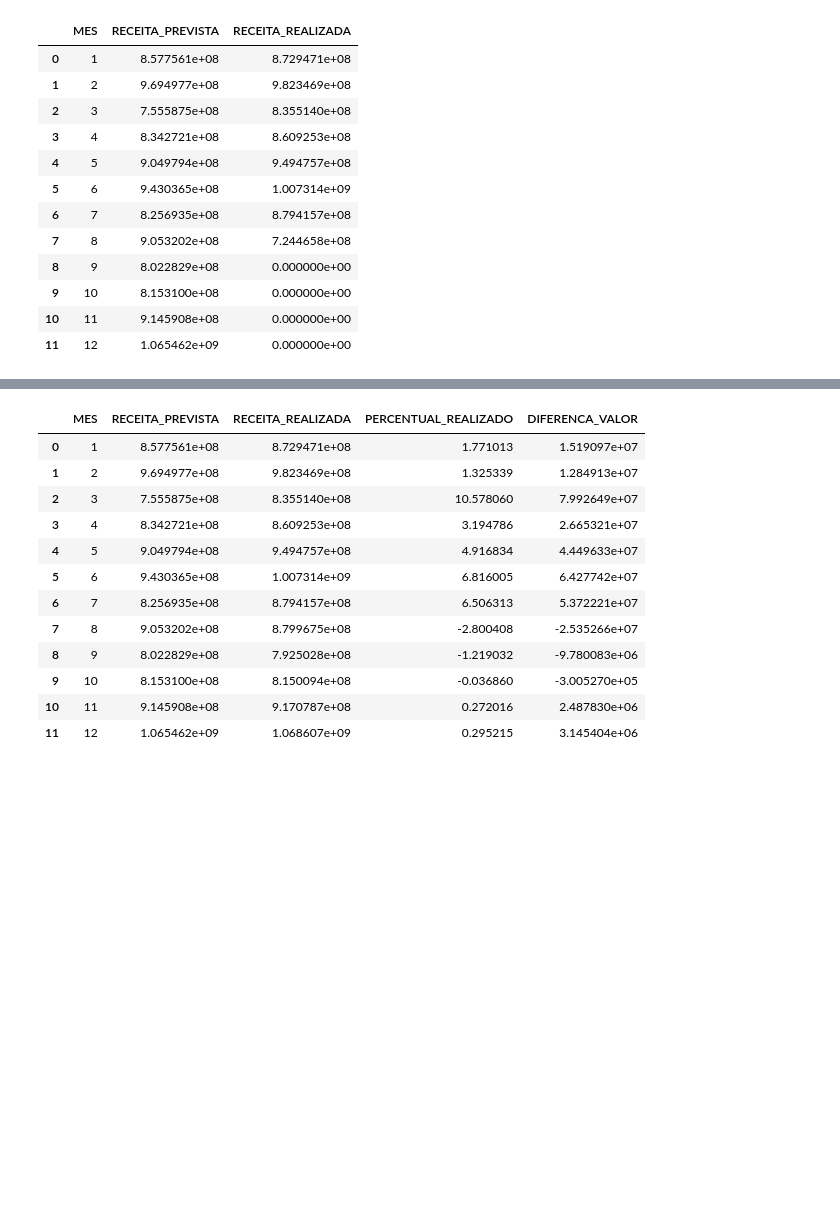
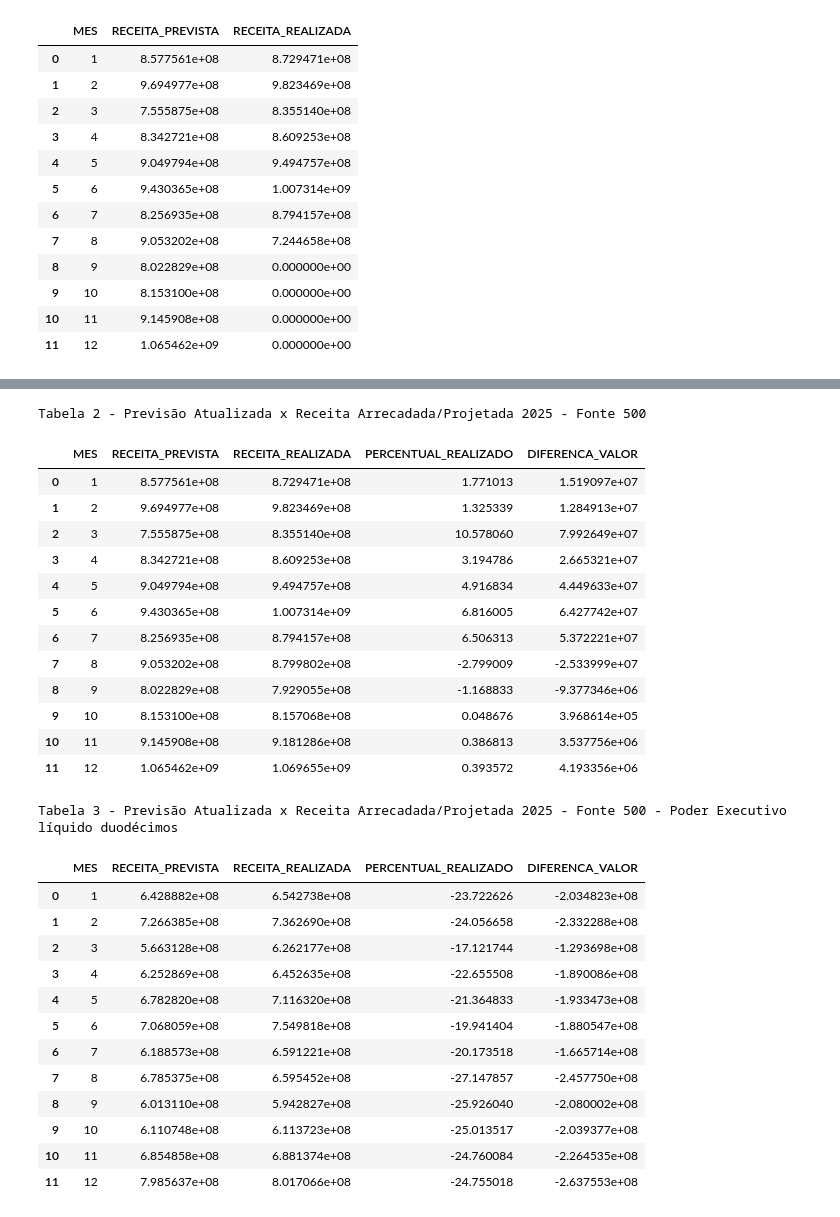
Before and after one commit to PedroJRod/sefin_geop, a Jupyter notebook: estimativa_cre/estimativa_cre.ipynb, the cells around one changed output, grey strips where cells are left out. Cells and saved outputs as stored; diff of their text form; code cells hidden in the pictures; blank space fills up the shorter version.

```diff
--- a/estimativa_cre/estimativa_cre.ipynb
+++ b/estimativa_cre/estimativa_cre.ipynb
@@ -175,7 +175,7 @@ df_final = con.execute("""
         SELECT
             mes AS MES,
             SUM(valor) AS RECEITA_REALIZADA_EST
-        FROM "estimativa_cre_16-06-25"
+        FROM "estimativa_cre_12-08-25"
         WHERE fonte_recurso = 500
             AND ano = 2025
         GROUP BY mes
@@ -195,8 +195,11 @@ df_final = con.execute("""
     ORDER BY f.MES
 """).df()
 
+
+print("Tabela 2 - Previsão Atualizada x Receita Arrecadada/Projetada 2025 - Fonte 500")
 df_final
 # %% [output]
+Tabela 2 - Previsão Atualizada x Receita Arrecadada/Projetada 2025 - Fonte 500
 |  | MES | RECEITA_PREVISTA | RECEITA_REALIZADA | PERCENTUAL_REALIZADO | DIFERENCA_VALOR |
 | 0 | 1 | 8.577561e+08 | 8.729471e+08 | 1.771013 | 1.519097e+07 |
 | 1 | 2 | 9.694977e+08 | 9.823469e+08 | 1.325339 | 1.284913e+07 |
@@ -205,8 +208,64 @@ df_final
 | 4 | 5 | 9.049794e+08 | 9.494757e+08 | 4.916834 | 4.449633e+07 |
 | 5 | 6 | 9.430365e+08 | 1.007314e+09 | 6.816005 | 6.427742e+07 |
 | 6 | 7 | 8.256935e+08 | 8.794157e+08 | 6.506313 | 5.372221e+07 |
-| 7 | 8 | 9.053202e+08 | 8.799675e+08 | -2.800408 | -2.535266e+07 |
-| 8 | 9 | 8.022829e+08 | 7.925028e+08 | -1.219032 | -9.780083e+06 |
-| 9 | 10 | 8.153100e+08 | 8.150094e+08 | -0.036860 | -3.005270e+05 |
-| 10 | 11 | 9.145908e+08 | 9.170787e+08 | 0.272016 | 2.487830e+06 |
-| 11 | 12 | 1.065462e+09 | 1.068607e+09 | 0.295215 | 3.145404e+06 |
+| 7 | 8 | 9.053202e+08 | 8.799802e+08 | -2.799009 | -2.533999e+07 |
+| 8 | 9 | 8.022829e+08 | 7.929055e+08 | -1.168833 | -9.377346e+06 |
+| 9 | 10 | 8.153100e+08 | 8.157068e+08 | 0.048676 | 3.968614e+05 |
+| 10 | 11 | 9.145908e+08 | 9.181286e+08 | 0.386813 | 3.537756e+06 |
+| 11 | 12 | 1.065462e+09 | 1.069655e+09 | 0.393572 | 4.193356e+06 |
+# %%
+df_final = con.execute("""
+    WITH fato AS (
+        SELECT
+            EXTRACT(MONTH FROM a.MES_REFERENCIA) AS MES,
+            SUM(a.VALOR_RECEITA_PREVISTA_BRUTA_COTAS_MENSAIS + a.VALOR_RECEITA_PREVISTA_DEDUCOES_COTAS_MENSAIS) AS RECEITA_PREVISTA,
+            SUM(a.VALOR_RECEITA_REALIZADA_BRUTA + a.VALOR_RECEITA_REALIZADA_DEDUCOES) AS RECEITA_REALIZADA_FATO
+        FROM STG_SIGEF__FATO__EXECUCAO_ORCAMENTARIA a
+        JOIN stg_sigef__dim__fonte_recurso b
+            ON a.ID_FONTE_RECURSO = b.ID_FONTE_RECURSO
+        WHERE b.FONTE_REDUZIDO = 500
+            AND a.SIGEF_DB = 'SIGEF2025'
+        GROUP BY EXTRACT(MONTH FROM a.MES_REFERENCIA)
+    ),
+    est AS (
+        SELECT
+            mes AS MES,
+            SUM(valor) AS RECEITA_REALIZADA_EST
+        FROM "estimativa_cre_12-08-25"
+        WHERE fonte_recurso = 500
+            AND ano = 2025
+        GROUP BY mes
+    )
+    SELECT
+        f.MES,
+        (f.RECEITA_PREVISTA) * .7495 AS RECEITA_PREVISTA,
+        (CASE
+            WHEN f.MES >= 8 THEN e.RECEITA_REALIZADA_EST
+            ELSE f.RECEITA_REALIZADA_FATO
+        END) * .7495 AS RECEITA_REALIZADA,
+        ((RECEITA_REALIZADA - RECEITA_PREVISTA) / RECEITA_PREVISTA) * 100 AS PERCENTUAL_REALIZADO,
+        (RECEITA_REALIZADA - RECEITA_PREVISTA) AS DIFERENCA_VALOR
+    FROM fato f
+    LEFT JOIN est e
+        ON f.MES = e.MES
+    ORDER BY f.MES
+""").df()
+
+
+print("Tabela 3 - Previsão Atualizada x Receita Arrecadada/Projetada 2025 - Fonte 500 - Poder Executivo líquido duodécimos")
+df_final
+# %% [output]
+Tabela 3 - Previsão Atualizada x Receita Arrecadada/Projetada 2025 - Fonte 500 - Poder Executivo líquido duodécimos
+|  | MES | RECEITA_PREVISTA | RECEITA_REALIZADA | PERCENTUAL_REALIZADO | DIFERENCA_VALOR |
+| 0 | 1 | 6.428882e+08 | 6.542738e+08 | -23.722626 | -2.034823e+08 |
+| 1 | 2 | 7.266385e+08 | 7.362690e+08 | -24.056658 | -2.332288e+08 |
+| 2 | 3 | 5.663128e+08 | 6.262177e+08 | -17.121744 | -1.293698e+08 |
+| 3 | 4 | 6.252869e+08 | 6.452635e+08 | -22.655508 | -1.890086e+08 |
+| 4 | 5 | 6.782820e+08 | 7.116320e+08 | -21.364833 | -1.933473e+08 |
+| 5 | 6 | 7.068059e+08 | 7.549818e+08 | -19.941404 | -1.880547e+08 |
+| 6 | 7 | 6.188573e+08 | 6.591221e+08 | -20.173518 | -1.665714e+08 |
+| 7 | 8 | 6.785375e+08 | 6.595452e+08 | -27.147857 | -2.457750e+08 |
+| 8 | 9 | 6.013110e+08 | 5.942827e+08 | -25.926040 | -2.080002e+08 |
+| 9 | 10 | 6.110748e+08 | 6.113723e+08 | -25.013517 | -2.039377e+08 |
+| 10 | 11 | 6.854858e+08 | 6.881374e+08 | -24.760084 | -2.264535e+08 |
+| 11 | 12 | 7.985637e+08 | 8.017066e+08 | -24.755018 | -2.637553e+08 |
```
Also changed, not shown: parts of 4 cells of this notebook, 3 other files.
